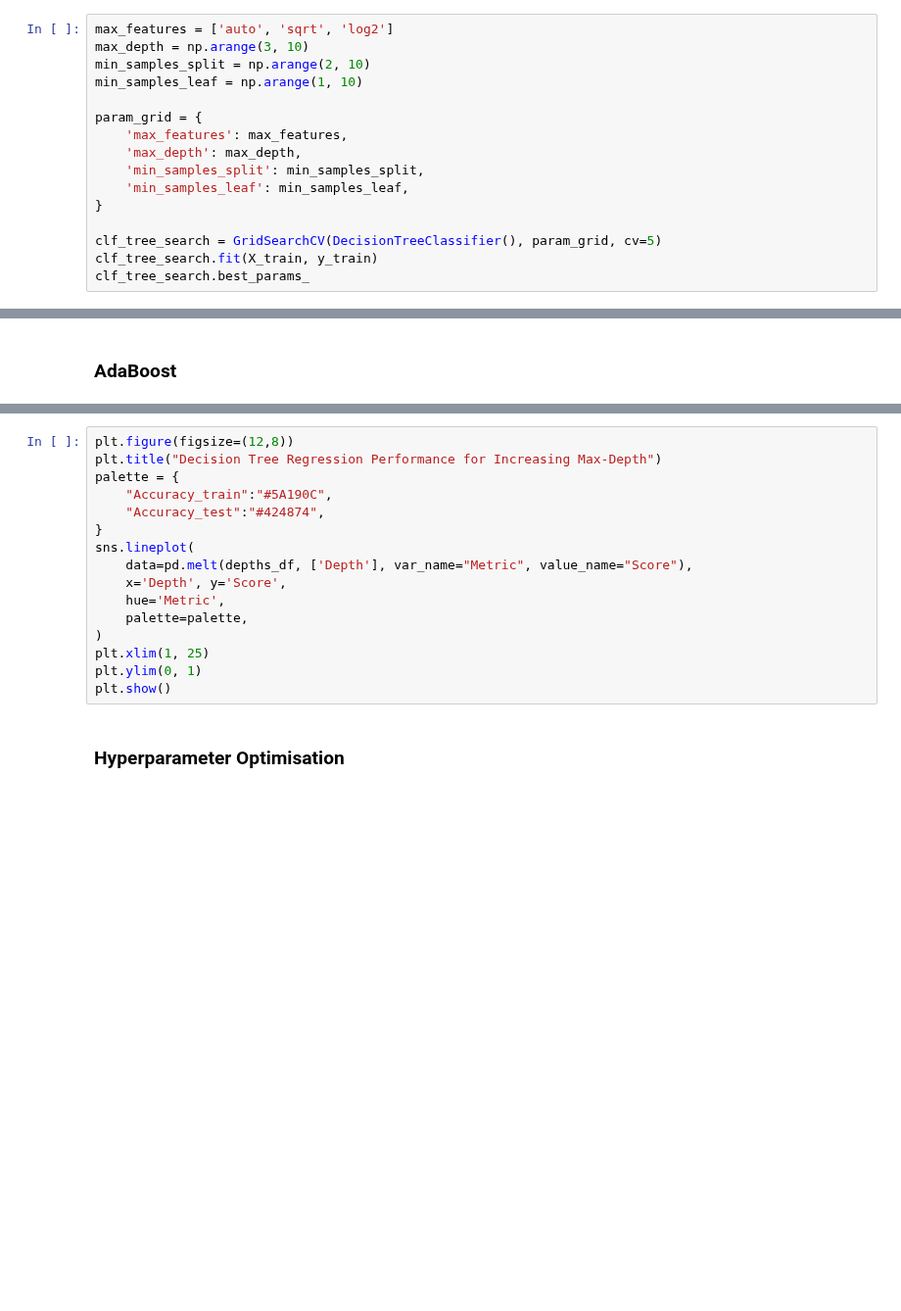
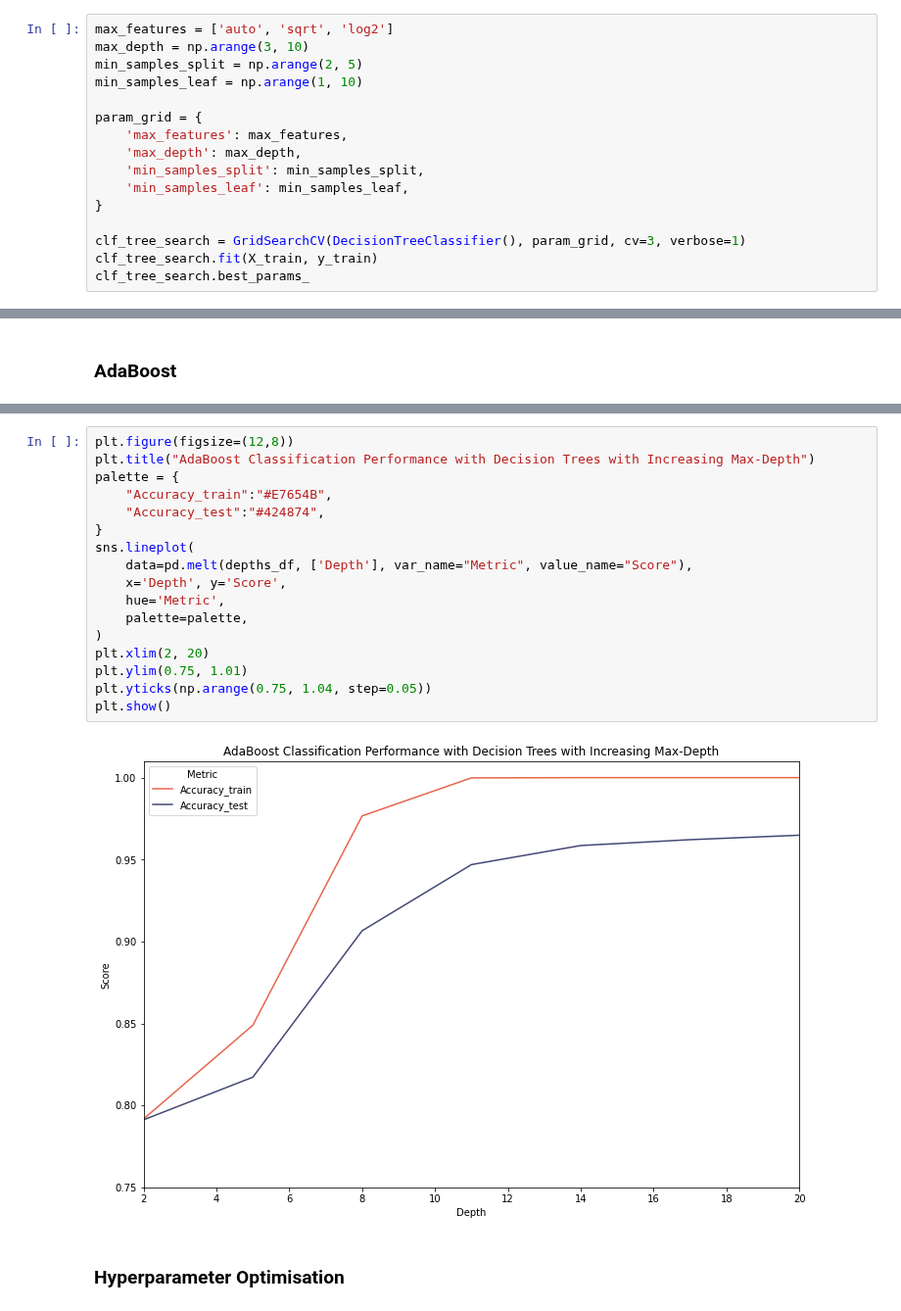
Before and after one commit to kaihulme/ml-analysis, a Jupyter notebook: notebooks/04_ensembles.ipynb, the cells around one changed output, grey strips where cells are left out. Shown at 98% size. Saved outputs shown, nothing was run; the diff lists cells and outputs as text; blank space fills up the shorter version.

```diff
--- a/notebooks/04_ensembles.ipynb
+++ b/notebooks/04_ensembles.ipynb
@@ -217,7 +217,7 @@ Find optimised decision tree classifier.
 # %%
 max_features = ['auto', 'sqrt', 'log2']
 max_depth = np.arange(3, 10)
-min_samples_split = np.arange(2, 10)
+min_samples_split = np.arange(2, 5)
 min_samples_leaf = np.arange(1, 10)
 
 param_grid = {
@@ -227,6 +227,6 @@ param_grid = {
     'min_samples_leaf': min_samples_leaf,
 }
 
-clf_tree_search = GridSearchCV(DecisionTreeClassifier(), param_grid, cv=5)
+clf_tree_search = GridSearchCV(DecisionTreeClassifier(), param_grid, cv=3, verbose=1)
 clf_tree_search.fit(X_train, y_train)
 clf_tree_search.best_params_
@@ -258,19 +282,22 @@ for depth in depths:
 # %%
 plt.figure(figsize=(12,8))
-plt.title("Decision Tree Regression Performance for Increasing Max-Depth")
+plt.title("AdaBoost Classification Performance with Decision Trees with Increasing Max-Depth")
 palette = {
-    "Accuracy_train":"#5A190C",
+    "Accuracy_train":"#E7654B",
     "Accuracy_test":"#424874",
 }
 sns.lineplot(
     data=pd.melt(depths_df, ['Depth'], var_name="Metric", value_name="Score"),
     x='Depth', y='Score',
     hue='Metric',
     palette=palette,
 )
-plt.xlim(1, 25)
-plt.ylim(0, 1)
+plt.xlim(2, 20)
+plt.ylim(0.75, 1.01)
+plt.yticks(np.arange(0.75, 1.04, step=0.05))
 plt.show()
+# %% [output]
+[figure, added]
 # %% [markdown]
 ### Hyperparameter Optimisation
 # %%
```
Also changed, not shown: parts of 11 cells of this notebook, 1 other file.
